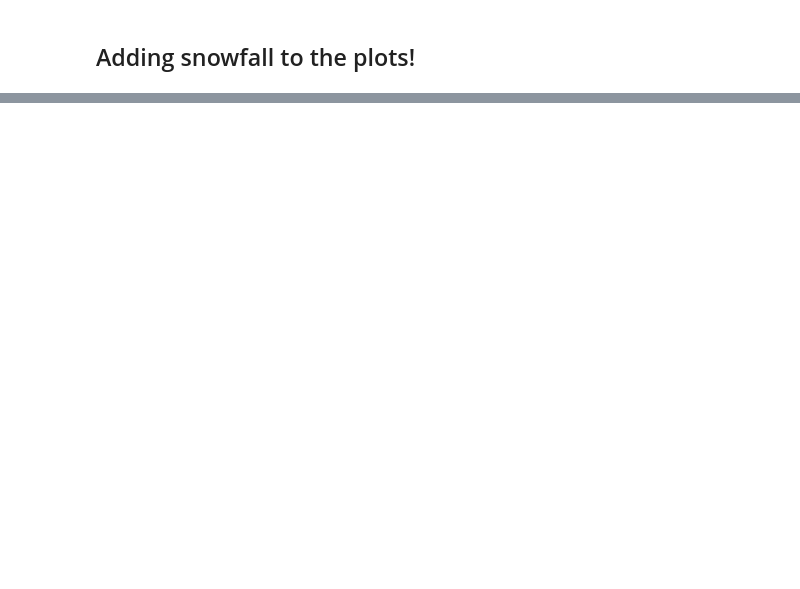
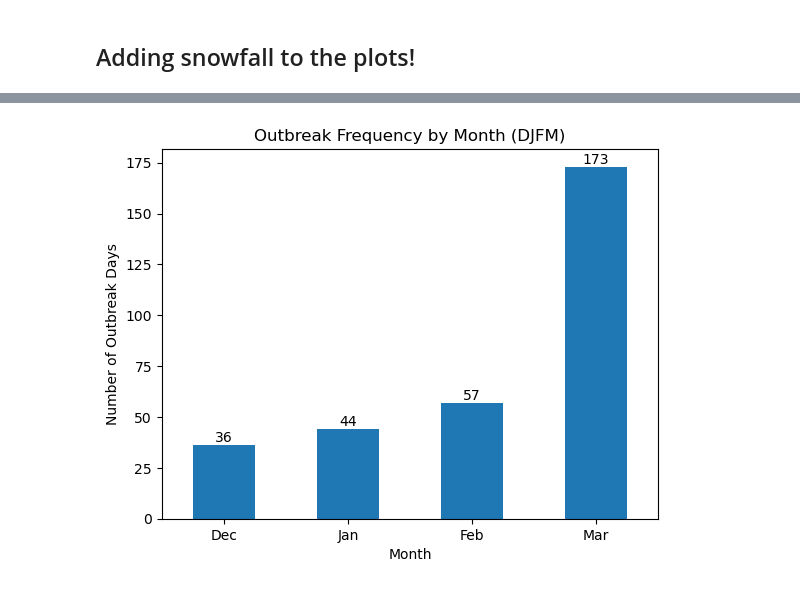
Before and after one commit to augustlepique/circs-research, a Jupyter notebook: create_synoptic_cases.ipynb, the cells around one changed output, grey strips where cells are left out. Saved outputs shown, nothing was run; the diff lists cells and outputs as text; code cells hidden in the pictures; blank space fills up the shorter version.

```diff
--- a/create_synoptic_cases.ipynb
+++ b/create_synoptic_cases.ipynb
@@ -209,0 +34,5 @@ Name: count, dtype: int64
+# %%
+# Loading in the data
+data_dir = Path("/data1/lepique/stormevents_details/")
+
+df_scs = load_stormevents_data(data_dir)
@@ -210,2 +57,6 @@ Name: count, dtype: int64
+# %%
+## Subsetting winter months:
+winter_months = {12, 1, 2, 3}
+df_winter_scs = df_scs[df_scs["BEGIN_DT"].dt.month.isin(winter_months)]
 # %% [markdown]
 ## Subsetting to just 1995-present. Can be changed later to a desired date (perhaps satellite era?)
@@ -1248,0 +1323,20 @@ plt.show()
+# %%
+outbreak_days = identify_top_outbreaks(subset)
+# %%
+outbreak_days['MONTH_NAME'] = outbreak_days['OUTBREAK_DAY'].dt.strftime('%b')
+monthly_counts = outbreak_days['MONTH_NAME'].value_counts()
+month_order = ['Dec','Jan','Feb','Mar']
+monthly_counts = monthly_counts.reindex(month_order)
+
+ax = monthly_counts.plot(kind='bar')
+plt.xlabel('Month')
+plt.xticks(rotation=0)
+
+for i, value in enumerate(monthly_counts):
+    ax.text(i, value + 0.2, str(value),
+            ha='center', va='bottom')
+
+plt.ylabel('Number of Outbreak Days')
+plt.title('Outbreak Frequency by Month (DJFM)');
+# %% [output]
+[figure, added]
```
Also changed, not shown: parts of 39 cells of this notebook, 4 other files.
